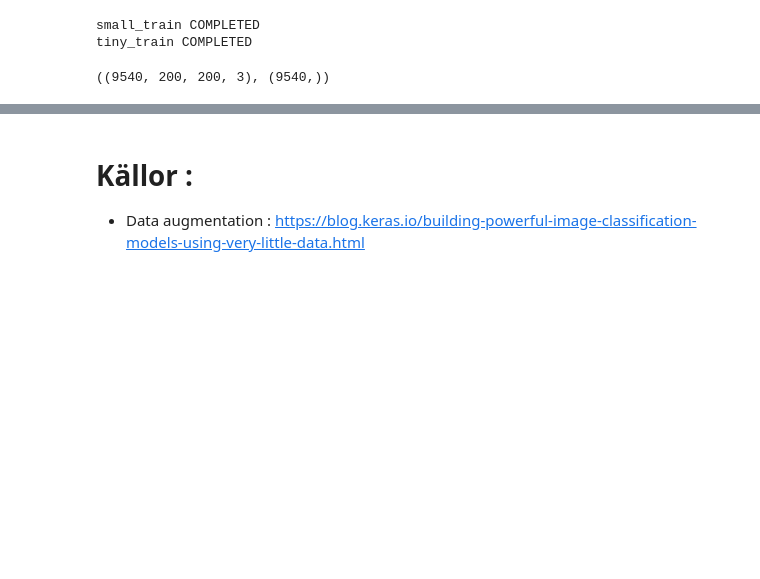
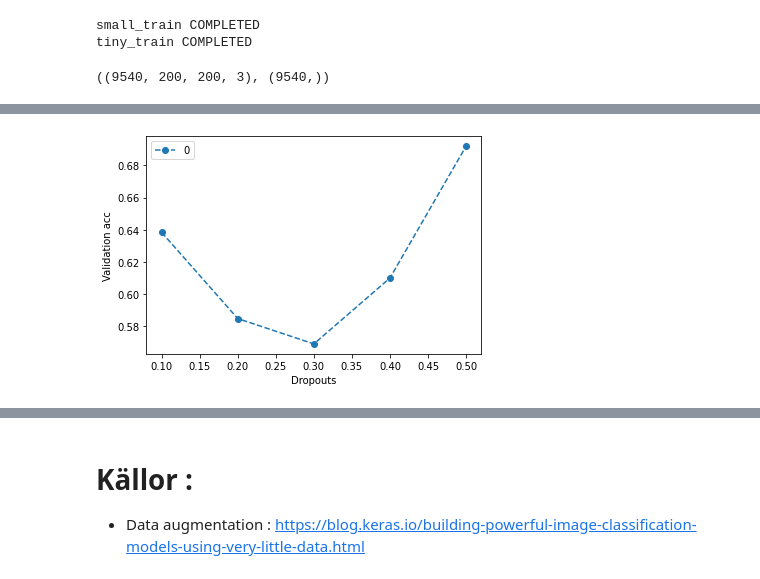
Before and after one commit to SamiFatmi/Deep-Learning-SAMI-FATMI, a Jupyter notebook: Lab/lab.ipynb, the cells around one changed output, grey strips where cells are left out. Saved outputs shown, nothing was run; the diff lists cells and outputs as text; code cells hidden in the pictures; blank space fills up the shorter version.

Commit message:
Run 1st model

```diff
--- a/Lab/lab.ipynb
+++ b/Lab/lab.ipynb
@@ -326,0 +364,22 @@ plt.show()
+# %%
+#training on small training data
+from tensorflow.keras.callbacks import EarlyStopping
+from tqdm import tqdm
+
+dropout_rates = np.arange(0.1,0.6,0.1)
+X_train,y_train = scaled_data_dict["small_train"]
+early_stopper = EarlyStopping(monitor = "val_loss", mode = "min", patience = 5)
+
+do_acc = {}
+for do_rate in tqdm(dropout_rates):
+    do_rate = np.round(do_rate,1)
+    model = CNN_model(drop_rate=do_rate)
+    model.fit(
+        X_train,
+        y_train,
+        epochs = 20,
+        callbacks = [early_stopper],
+        validation_split = 1/5
+    )
+    metrics = pd.DataFrame(model.history.history)
+    do_acc[do_rate] = metrics["val_accuracy"].iloc[-1]
@@ -326,0 +476,7 @@ plt.show()
+# %%
+pd.DataFrame(do_acc.values(), index=do_acc.keys()).plot(
+    xlabel="Dropouts", ylabel="Validation acc", style="--o")
+
+plt.show()
+# %% [output]
+[figure, added]
```
Also changed, not shown: parts of 11 cells of this notebook.
